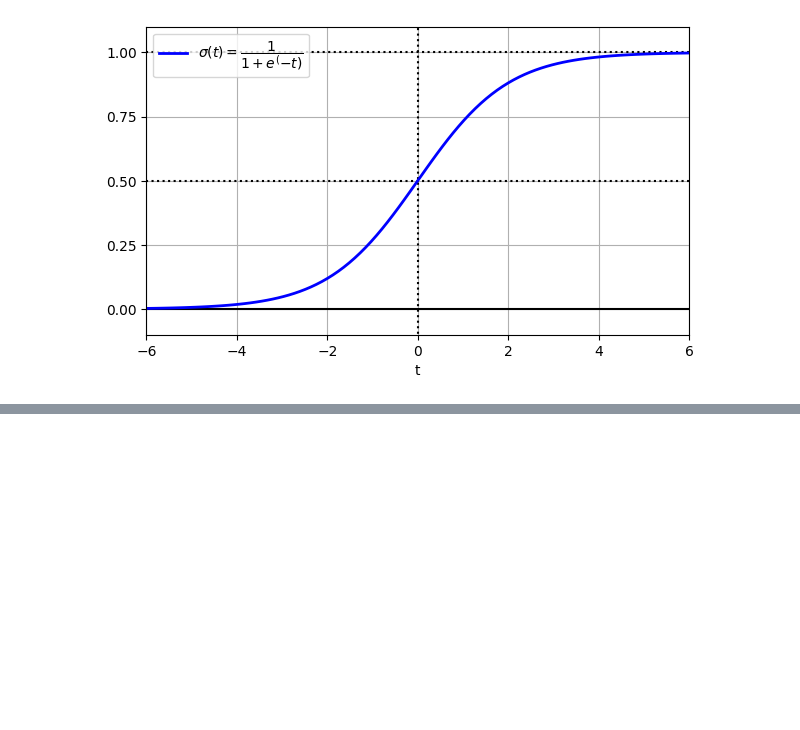
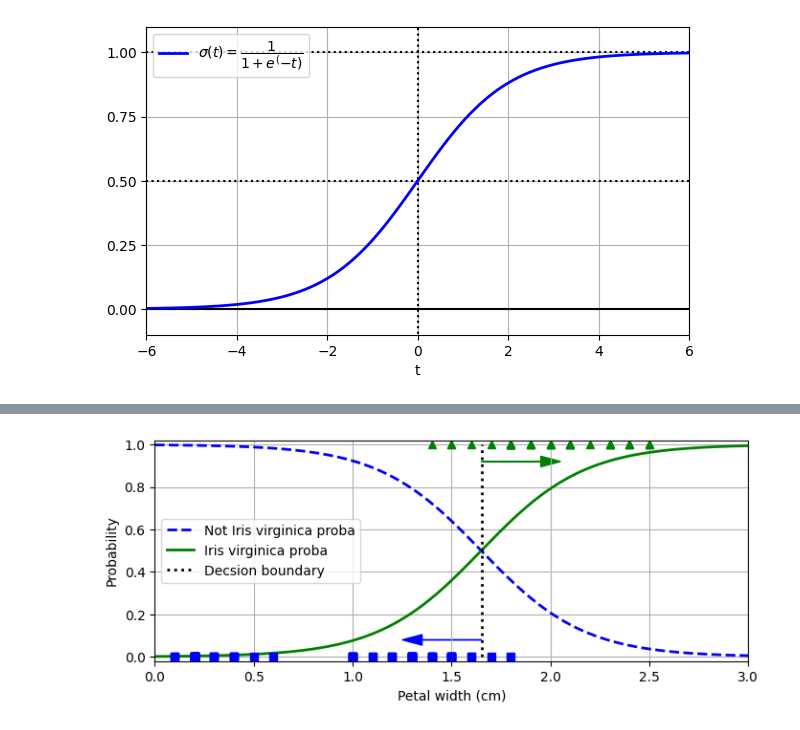
Before and after one commit to sunodmongia/Linear-Models, a Jupyter notebook: linear-model.ipynb, the cells around one changed output, grey strips where cells are left out. Drawn from its saved outputs; the diff is of its cells as text; code cells hidden in the pictures; blank space fills up the shorter version.

Commit message:
Decision Boundaries

```diff
--- a/linear-model.ipynb
+++ b/linear-model.ipynb
@@ -702,0 +705,5 @@ plt.grid()
+# %%
+from sklearn.datasets import load_iris
+
+iris = load_iris(as_frame=True)
+list(iris)
@@ -702,0 +761,11 @@ plt.grid()
+# %%
+from sklearn.linear_model import LogisticRegression
+from sklearn.model_selection import train_test_split
+
+X = iris.data[['petal width (cm)']].values
+y = iris.target_names[iris.target] == 'virginica'
+
+X_train, X_test, y_train, y_test = train_test_split(X, y, random_state=42)
+
+log_reg = LogisticRegression(random_state=42)
+log_reg.fit(X_train, y_train)
@@ -702,0 +774,70 @@ plt.grid()
+# %%
+X_new = np.linspace(0, 3, 1000).reshape(-1, 1)
+y_proba = log_reg.predict_proba(X_new)
+decision_boundary = X_new[y_proba[:, 1] >= 0.5][0, 0]
+
+plt.figure(figsize=(8, 3))
+plt.plot(
+    X_new,
+    y_proba[:, 0],
+    "b--",
+    linewidth=2,
+    label="Not Iris virginica proba",
+)
+plt.plot(
+    X_new,
+    y_proba[:, 1],
+    "g-",
+    linewidth=2,
+    label="Iris virginica proba",
+)
+plt.plot(
+    [decision_boundary, decision_boundary],
+    [0, 1],
+    "k:",
+    linewidth=2,
+    label="Decsion boundary",
+)
+
+plt.arrow(
+    x=decision_boundary,
+    y=0.08,
+    dx=-0.3,
+    dy=0,
+    head_width=0.05,
+    head_length=0.1,
+    fc="b",
+    ec="b",
+)
+
+plt.arrow(
+    x=decision_boundary,
+    y=0.92,
+    dx=0.3,
+    dy=0,
+    head_width=0.05,
+    head_length=0.1,
+    fc="g",
+    ec="g",
+)
+
+plt.plot(
+    X_train[y_train == 0],
+    y_train[y_train == 0],
+    "bs",
+)
+
+plt.plot(
+    X_train[y_train == 1],
+    y_train[y_train == 1],
+    "g^",
+)
+
+plt.xlabel("Petal width (cm)")
+plt.ylabel("Probability")
+plt.legend(loc="center left")
+plt.axis([0, 3, -0.02, 1.02])
+plt.grid()
+plt.show()
+# %% [output]
+[figure, added]
```
Also changed, not shown: parts of 10 cells of this notebook.
